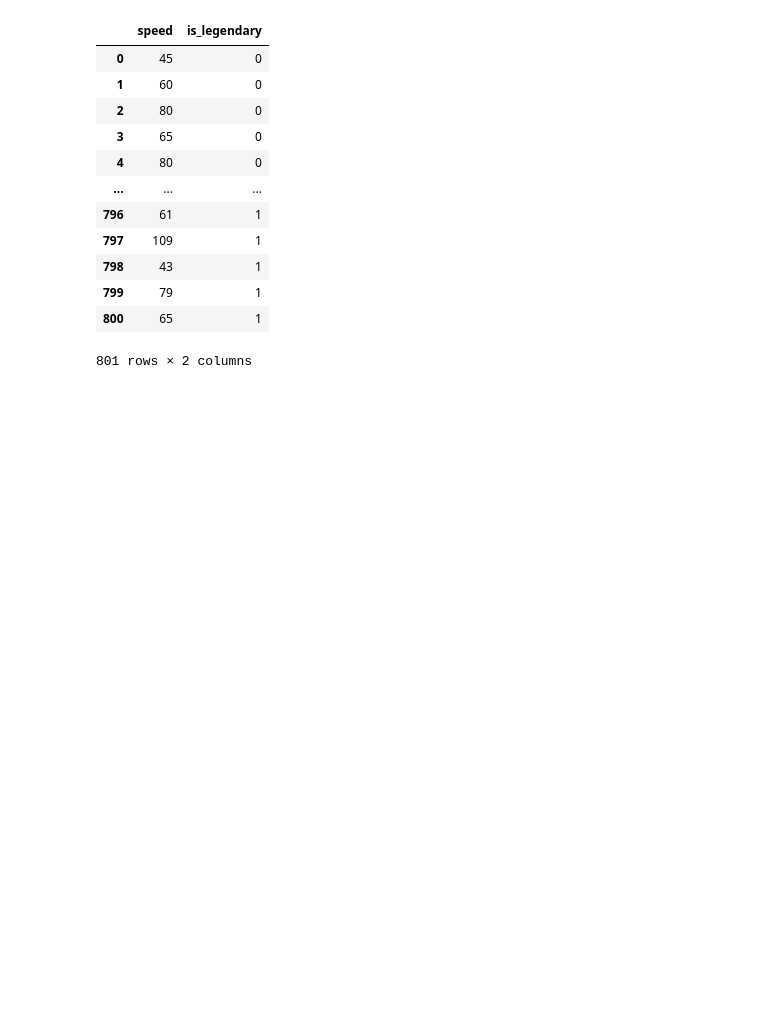
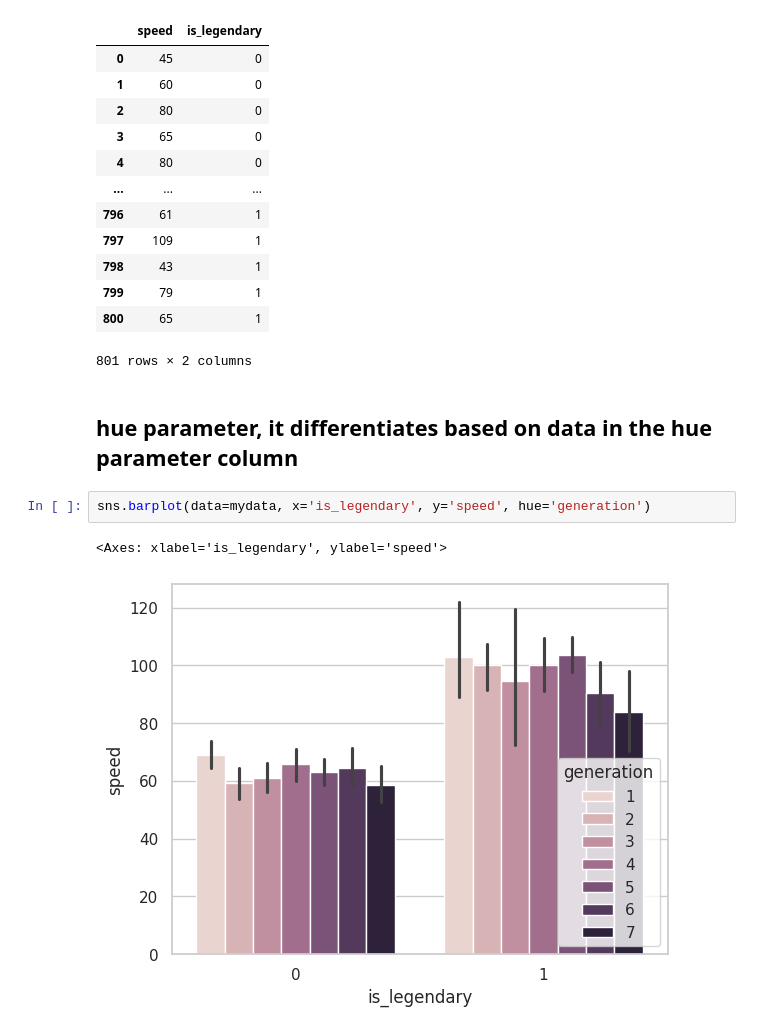
Before and after one commit to hardeepmatharu/seaborn-plots-practice, a Jupyter notebook: bar-plot-seaborn.ipynb, the cells around one changed output. Cells and saved outputs as stored; diff of their text form; blank space fills up the shorter version.

Commit message:
Add files via upload
bar plot, intro, palette, hue and color

```diff
--- a/bar-plot-seaborn.ipynb
+++ b/bar-plot-seaborn.ipynb
@@ -56,3 +56,10 @@ mydata.loc[:,['speed','is_legendary']] # only 2 columns using loc
 | 799 | 79 | 1 |
 | 800 | 65 | 1 |
 801 rows × 2 columns
+# %% [markdown]
+## hue parameter, it differentiates based on data in the hue parameter column
+# %%
+sns.barplot(data=mydata, x='is_legendary', y='speed', hue='generation')
+# %% [output]
+<Axes: xlabel='is_legendary', ylabel='speed'>
+[figure, added]
```
Also changed, not shown: parts of 8 cells of this notebook.
